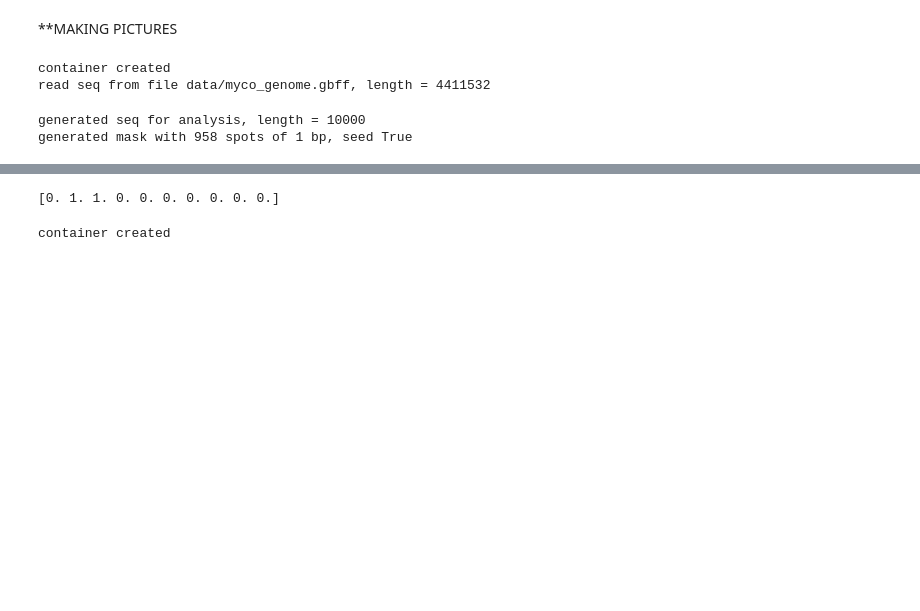
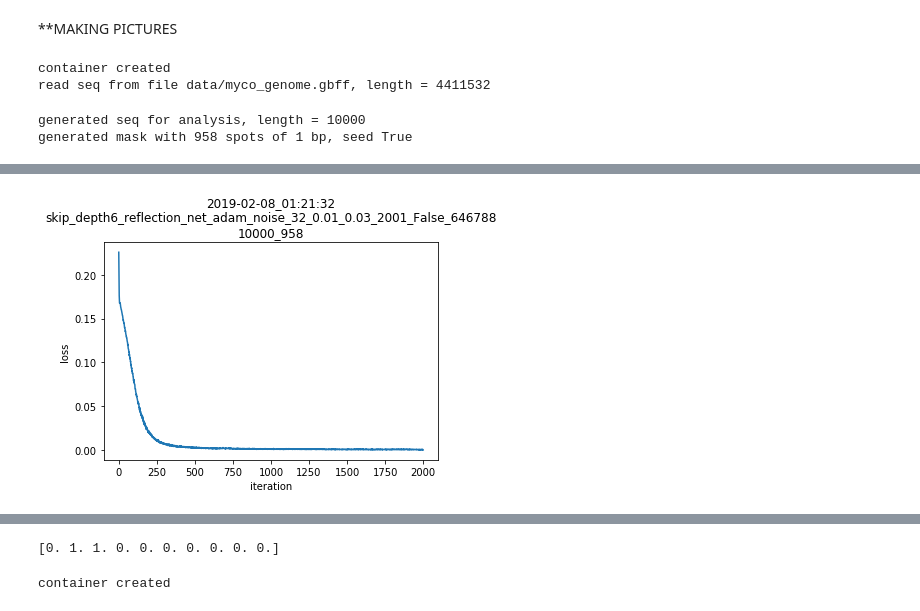
Before and after one commit to litvinanna/deep-image-prior, a Jupyter notebook: inpainting_genome.ipynb, the cells around one changed output, grey strips where cells are left out. Cells and saved outputs as stored; diff of their text form; code cells hidden in the pictures; blank space fills up the shorter version.

```diff
--- a/inpainting_genome.ipynb
+++ b/inpainting_genome.ipynb
@@ -431,0 +376,4 @@ print(container.inpaintinglog.loss)
+# %%
+inpaintinglog = Inpaintinglog(container, every = 100)
+i = 0
+inpainting(container, inpaintinglog, cuda=False, iterations = 2001)
@@ -431,0 +394,4 @@ print(container.inpaintinglog.loss)
+# %%
+inpaintinglog.plot_loss(True)
+# %% [output]
+[figure, added]
```
Also changed, not shown: parts of 15 cells of this notebook.
